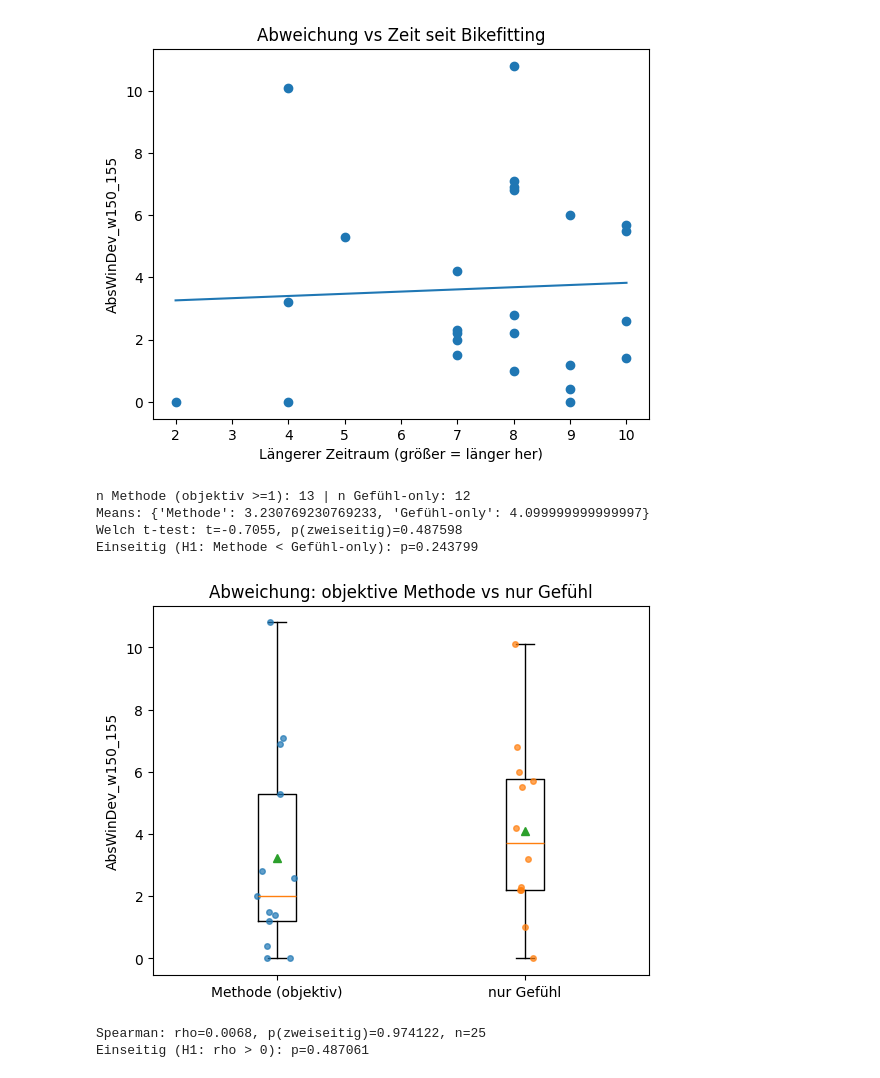
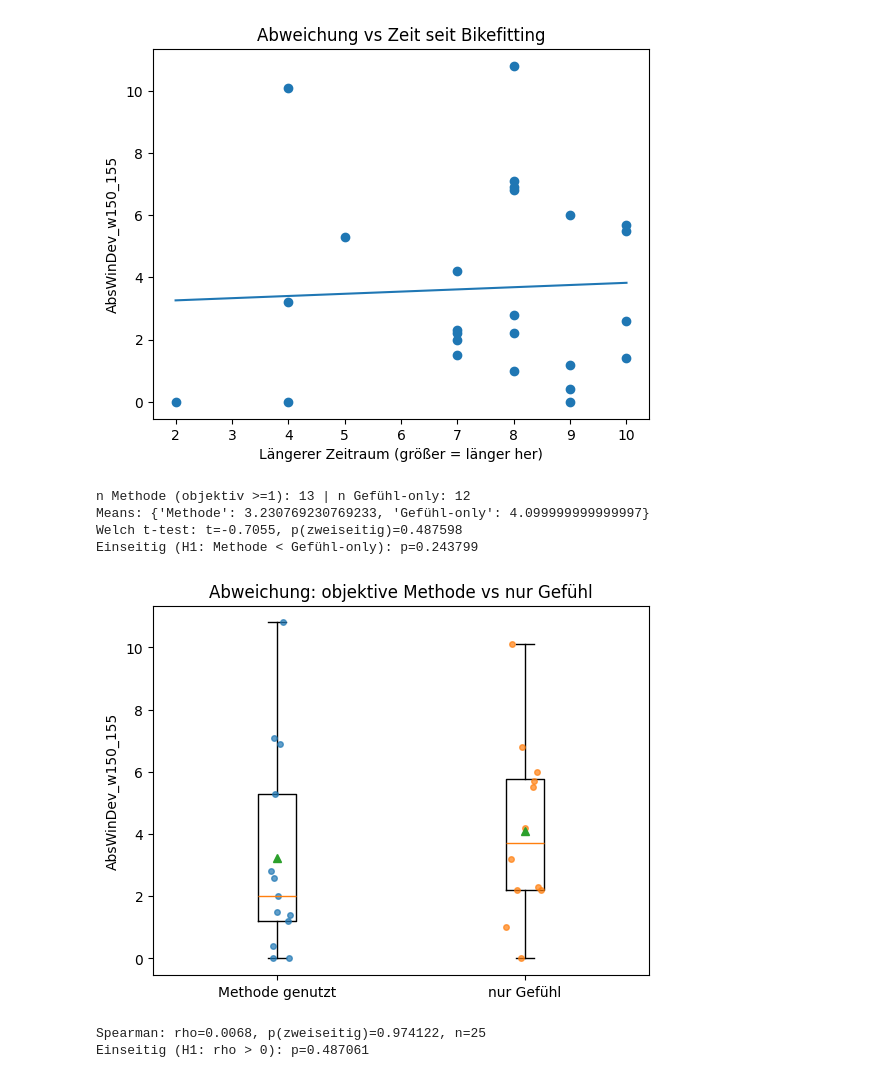
Before and after one commit to WestWoodPrints/MMI_Tool, a Jupyter notebook: Auswertung_V3.ipynb, the cells around one changed output. Cells and saved outputs as stored; diff of their text form; code cells hidden in the pictures.

```diff
--- a/Auswertung_V3.ipynb
+++ b/Auswertung_V3.ipynb
@@ -806,35 +806,35 @@ print("n Methode (objektiv >=1):", len(g_method), "| n Gefühl-only:", len(g_fee
 print("Means:", {"Methode": g_method.mean() if len(g_method)>0 else np.nan,
                 "Gefühl-only": g_feel.mean() if len(g_feel)>0 else np.nan})
 
 if len(g_method) >= 2 and len(g_feel) >= 2:
     t, p2 = stats.ttest_ind(g_method, g_feel, equal_var=False)
     p1 = p_one_sided(p2, t, direction="negative")  # H1: Methode < Gefühl-only
 
     print(f"Welch t-test: t={t:.4f}, p(zweiseitig)={p2:.6f}")
     print(f"Einseitig (H1: Methode < Gefühl-only): p={p1:.6f}")
 
     fig, ax = plt.subplots()
     ax.boxplot([g_method.values, g_feel.values],
-               tick_labels=["Methode (objektiv)", "nur Gefühl"],
+               tick_labels=["Methode genutzt", "nur Gefühl"],
                showmeans=True)
     for i, vals in enumerate([g_method.values, g_feel.values], start=1):
         ax.plot(np.random.normal(i, 0.04, len(vals)), vals, "o", alpha=0.7, markersize=4)
     ax.set_ylabel(YCOL)
     ax.set_title("Abweichung: objektive Methode vs nur Gefühl")
     plt.show()
 else:
     print("Test nicht möglich: mindestens eine Gruppe hat zu wenig Daten (n<2).")
     fig, ax = plt.subplots()
     ax.bar(["Methode (objektiv)", "nur Gefühl"], [len(g_method), len(g_feel)])
     ax.set_ylabel("n")
     ax.set_title("Gruppengrößen für Hypothese 14")
     plt.show()
 # %% [output]
 n Methode (objektiv >=1): 13 | n Gefühl-only: 12
 Means: {'Methode': 3.230769230769233, 'Gefühl-only': 4.099999999999997}
 Welch t-test: t=-0.7055, p(zweiseitig)=0.487598
 Einseitig (H1: Methode < Gefühl-only): p=0.243799
-[figure, old version]
+[figure, new version]
 # %%
 ################
 # HYPOTHESE 15 #
```
Also changed, not shown: parts of 5 cells of this notebook.
